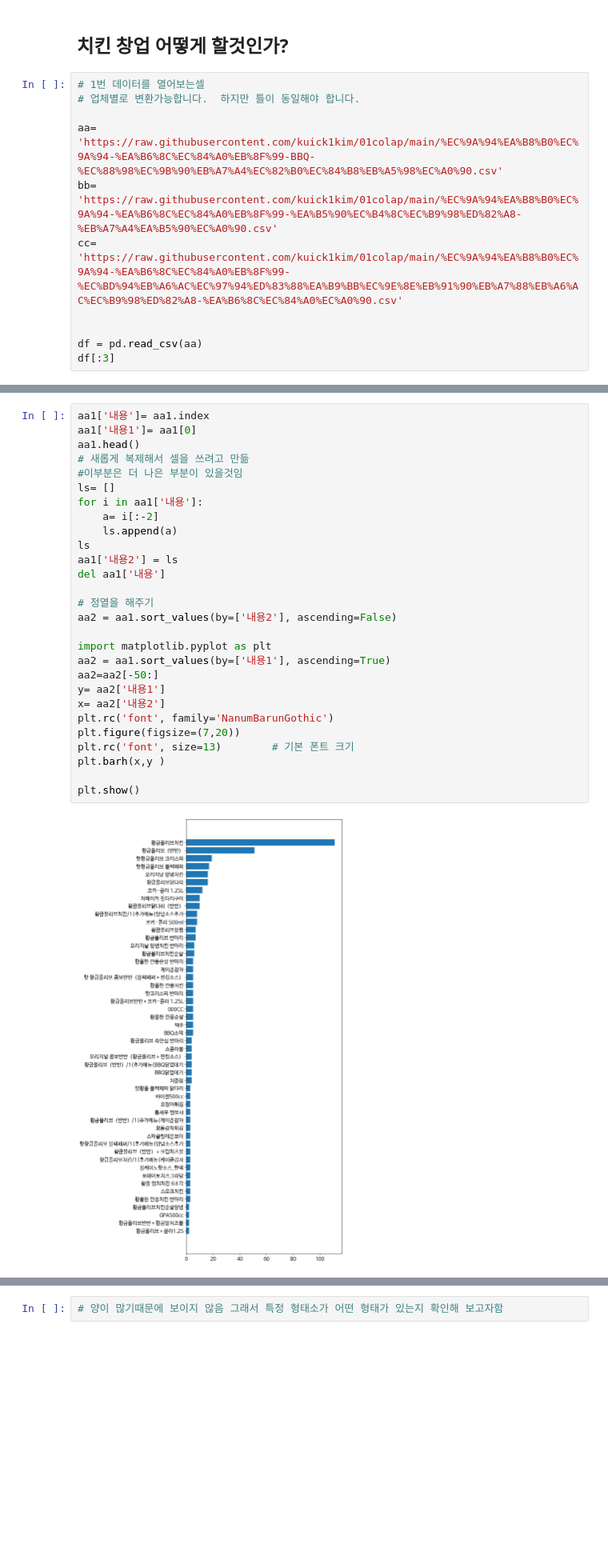
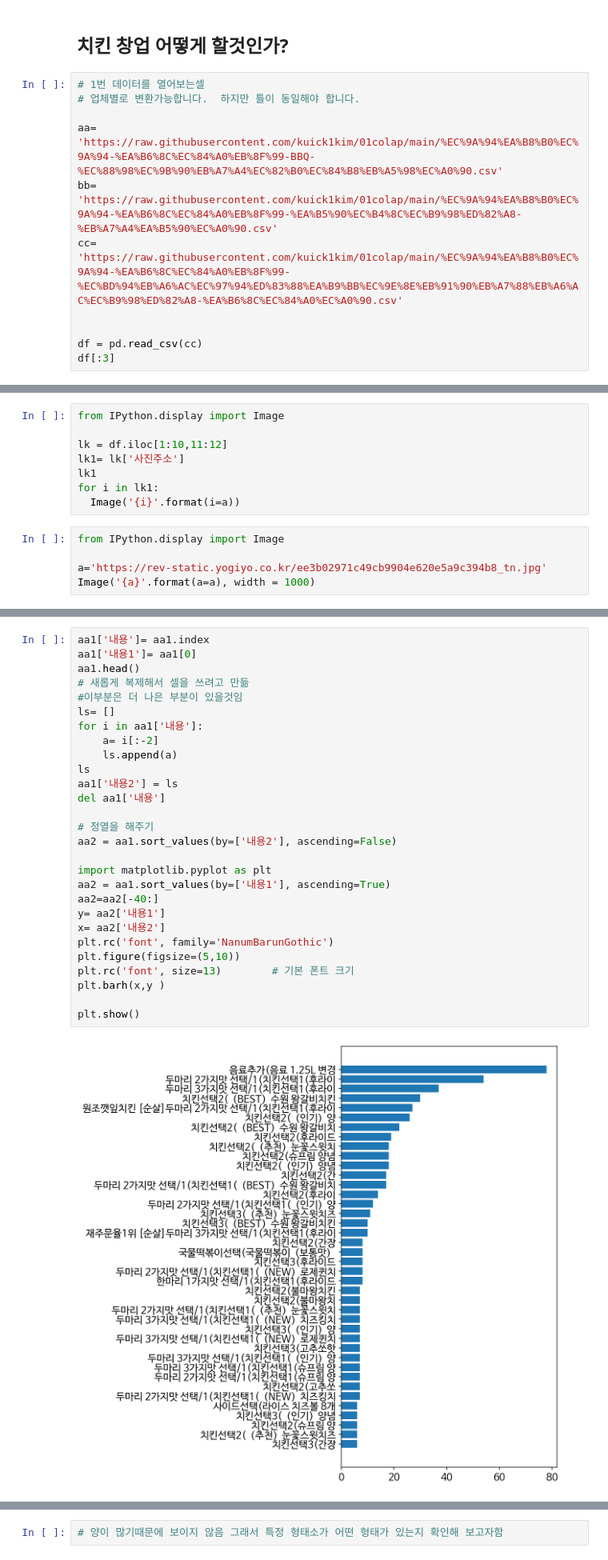
Before and after one commit to kuick1kim/01colap, a Jupyter notebook: 000999_치킨비지니스_분석_국세청_자료.ipynb, the cells around one changed output, grey strips where cells are left out. Shown at 80% size. Saved outputs shown, nothing was run; the diff lists cells and outputs as text; blank space fills up the shorter version.

```diff
--- a/000999_치킨비지니스_분석_국세청_자료.ipynb
+++ b/000999_치킨비지니스_분석_국세청_자료.ipynb
@@ -674,7 +674,7 @@ bb= 'https://raw.githubusercontent.com/kuick1kim/01colap/main/%EC%9A%94%EA%B8%B0
 cc= 'https://raw.githubusercontent.com/kuick1kim/01colap/main/%EC%9A%94%EA%B8%B0%EC%9A%94-%EA%B6%8C%EC%84%A0%EB%8F%99-%EC%BD%94%EB%A6%AC%EC%97%94%ED%83%88%EA%B9%BB%EC%9E%8E%EB%91%90%EB%A7%88%EB%A6%AC%EC%B9%98%ED%82%A8-%EA%B6%8C%EC%84%A0%EC%A0%90.csv'
 
 
-df = pd.read_csv(aa)
+df = pd.read_csv(cc)
 df[:3]
 # %% [output]
 |  | 크롤링시간 | 지역 | 가게이름 | 아이디 | 몇시간전 | 주문내용 | 댓글 | 맛 | 양 | 배달 | 사장 | ... |
@@ -683,0 +684,13 @@ df[:3]
+# %%
+from IPython.display import Image
+
+lk = df.iloc[1:10,11:12]
+lk1= lk['사진주소']
+lk1
+for i in lk1:
+  Image('{i}'.format(i=a))
+# %%
+from IPython.display import Image
+
+a='https://rev-static.yogiyo.co.kr/ee3b02971c49cb9904e620e5a9c394b8_tn.jpg'
+Image('{a}'.format(a=a), width = 1000)
@@ -768,33 +783,33 @@ aa1.head(20)
 # %%
 aa1['내용']= aa1.index
 aa1['내용1']= aa1[0]
 aa1.head()
 # 새롭게 복제해서 셀을 쓰려고 만듦
 #이부분은 더 나은 부분이 있을것임
 ls= []
 for i in aa1['내용']:
     a= i[:-2]
     ls.append(a)
 ls
 aa1['내용2'] = ls
 del aa1['내용']
 
 # 정열을 해주기
 aa2 = aa1.sort_values(by=['내용2'], ascending=False)
 
 import matplotlib.pyplot as plt
 aa2 = aa1.sort_values(by=['내용1'], ascending=True)
-aa2=aa2[-50:]
+aa2=aa2[-40:]
 y= aa2['내용1']
 x= aa2['내용2']
 plt.rc('font', family='NanumBarunGothic')
-plt.figure(figsize=(7,20))
+plt.figure(figsize=(5,10))
 plt.rc('font', size=13)        # 기본 폰트 크기
 plt.barh(x,y )
 
 plt.show()
 # %% [output]
-[figure, old version]
+[figure, new version]
 # %%
 !pip3 install konlpy
 from konlpy.tag import *        #pip install konlpy 먼저 하세요
```
Also changed, not shown: parts of 16 cells of this notebook.
